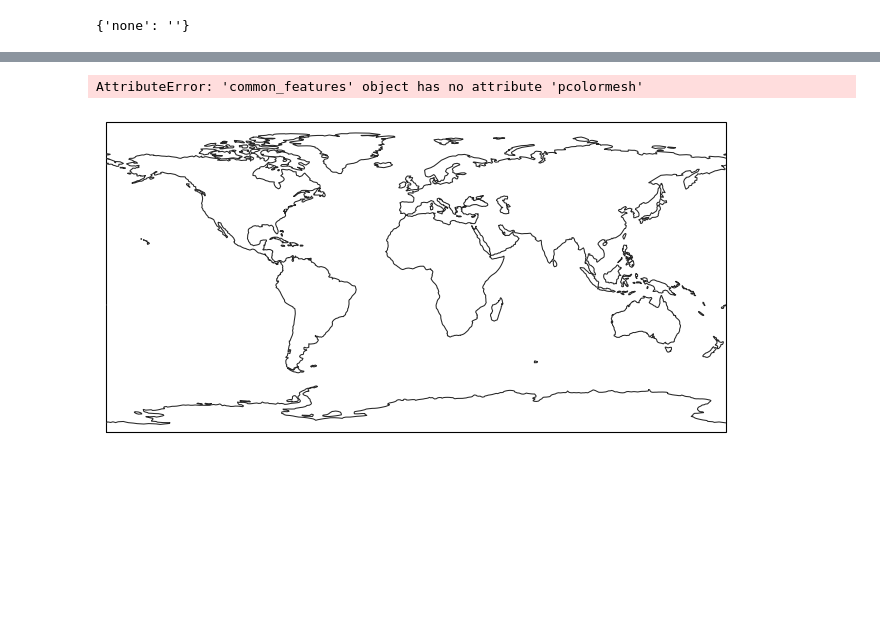
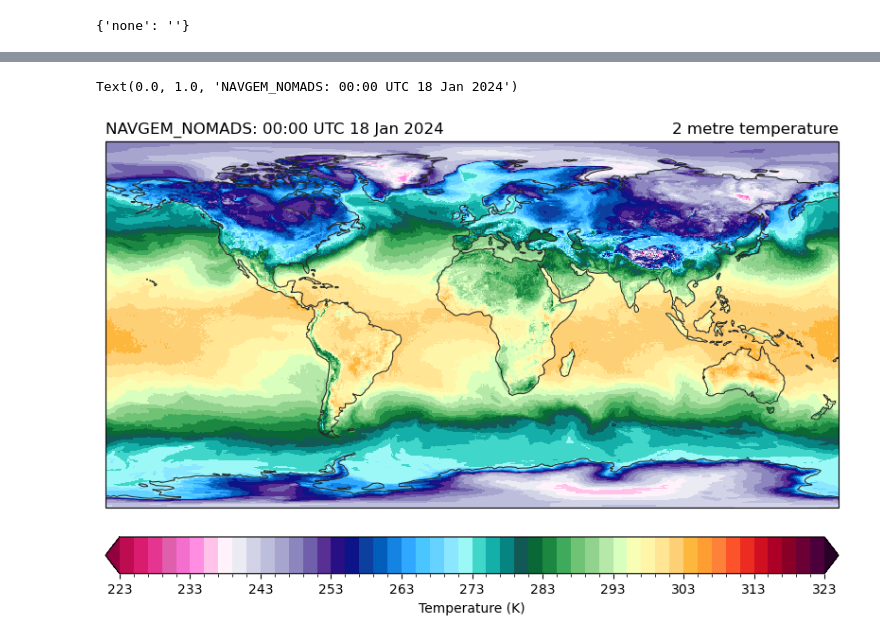
Before and after one commit to blaylockbk/Herbie, a Jupyter notebook: docs/user_guide/_model_notebooks/navgem.ipynb, the cells around one changed output, grey strips where cells are left out. Drawn from its saved outputs; the diff is of its cells as text; code cells hidden in the pictures; blank space fills up the shorter version.

Commit message:
updated NAVGEM access example

```diff
--- a/docs/user_guide/_model_notebooks/navgem.ipynb
+++ b/docs/user_guide/_model_notebooks/navgem.ipynb
@@ -12,5 +12,5 @@ from paint.standard2 import cm_tmp
 import matplotlib.pyplot as plt
 import cartopy.crs as ccrs
 # %%
-H = Herbie("2022-12-10", model="navgem")
+H = Herbie("2024-01-18", model="navgem_nomads")
 # %% [output]
@@ -42,0 +31,10 @@ x = xarray.open_dataset(
+# %%
+# Since we have download the full file and don't have an index,
+# we need to filter by keys to open the variable we want.
+
+ds = H.xarray(
+    backend_kwargs={
+        "filter_by_keys": {"shortName": "2t", "typeOfLevel": "heightAboveGround"}
+    },
+)
+ds
@@ -43,14 +59,16 @@ x = xarray.open_dataset(
 # %%
-ax = EasyMap(crs=x.herbie.crs, figsize=[10, 8]).ax
+ax = EasyMap(crs=ds.herbie.crs, figsize=[10, 8]).ax
 p = ax.pcolormesh(
-    x.longitude, x.latitude, x.t2m, transform=pc, **cm_tmp(units="K").cmap_kwargs
+    ds.longitude, ds.latitude, ds.t2m, transform=pc, **cm_tmp(units="K").cmap_kwargs
 )
 plt.colorbar(
     p, ax=ax, orientation="horizontal", pad=0.05, **cm_tmp(units="K").cbar_kwargs
 )
 
-ax.set_title(x.t2m.GRIB_name, loc="right")
-ax.set_title(f"{H.model.upper()}: {H.product_description}", loc="left")
+ax.set_title(ds.t2m.GRIB_name, loc="right")
+ax.set_title(
+    f'{H.model.upper()}: {ds.time.dt.strftime("%H:%M UTC %d %b %Y").item()}', loc="left"
+)
 # %% [output]
-AttributeError: 'common_features' object has no attribute 'pcolormesh'
+Text(0.0, 1.0, 'NAVGEM_NOMADS: 00:00 UTC 18 Jan 2024')
-[figure, old version]
+[figure, new version]
```
Also changed, not shown: parts of 9 cells of this notebook, 1 other file.
